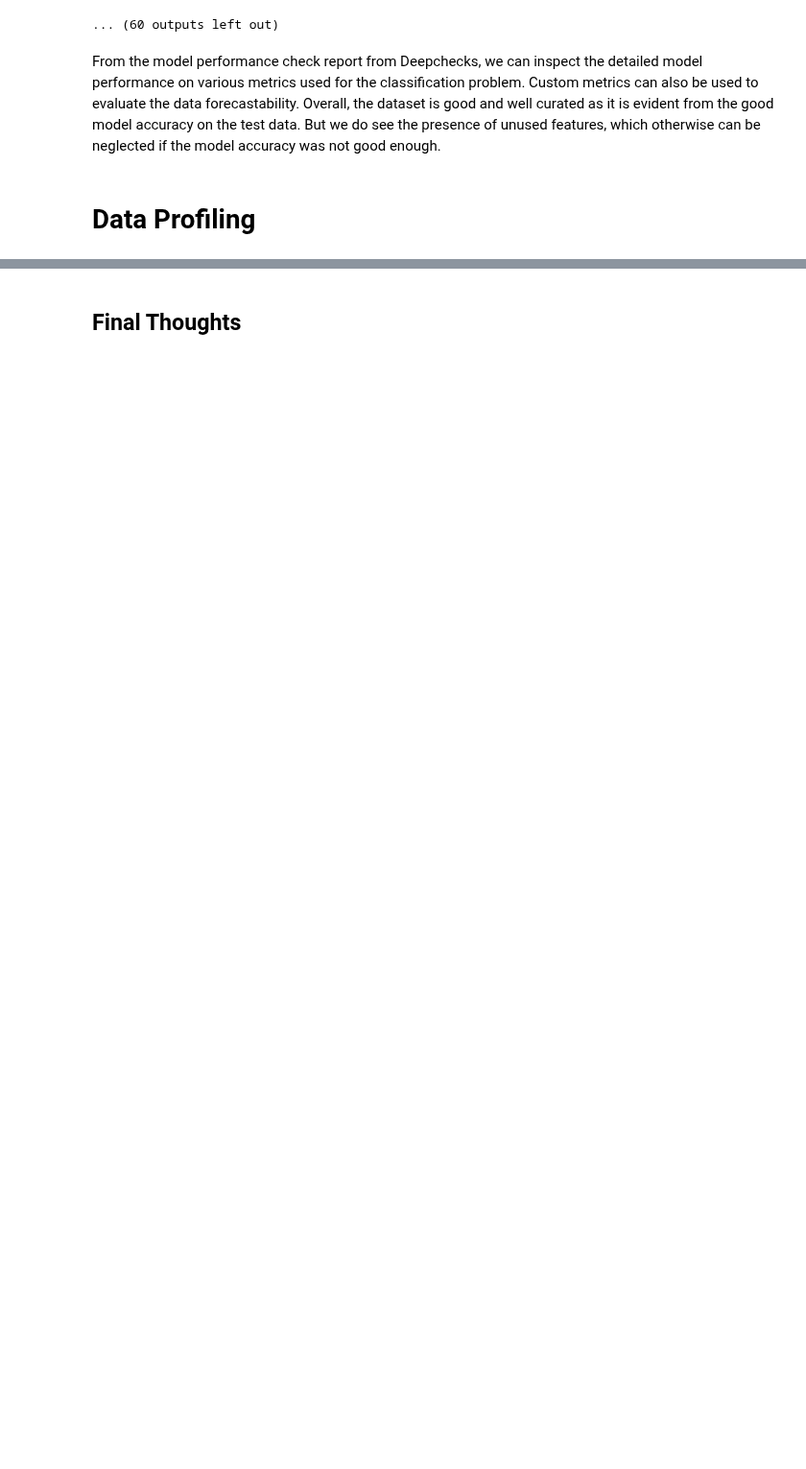
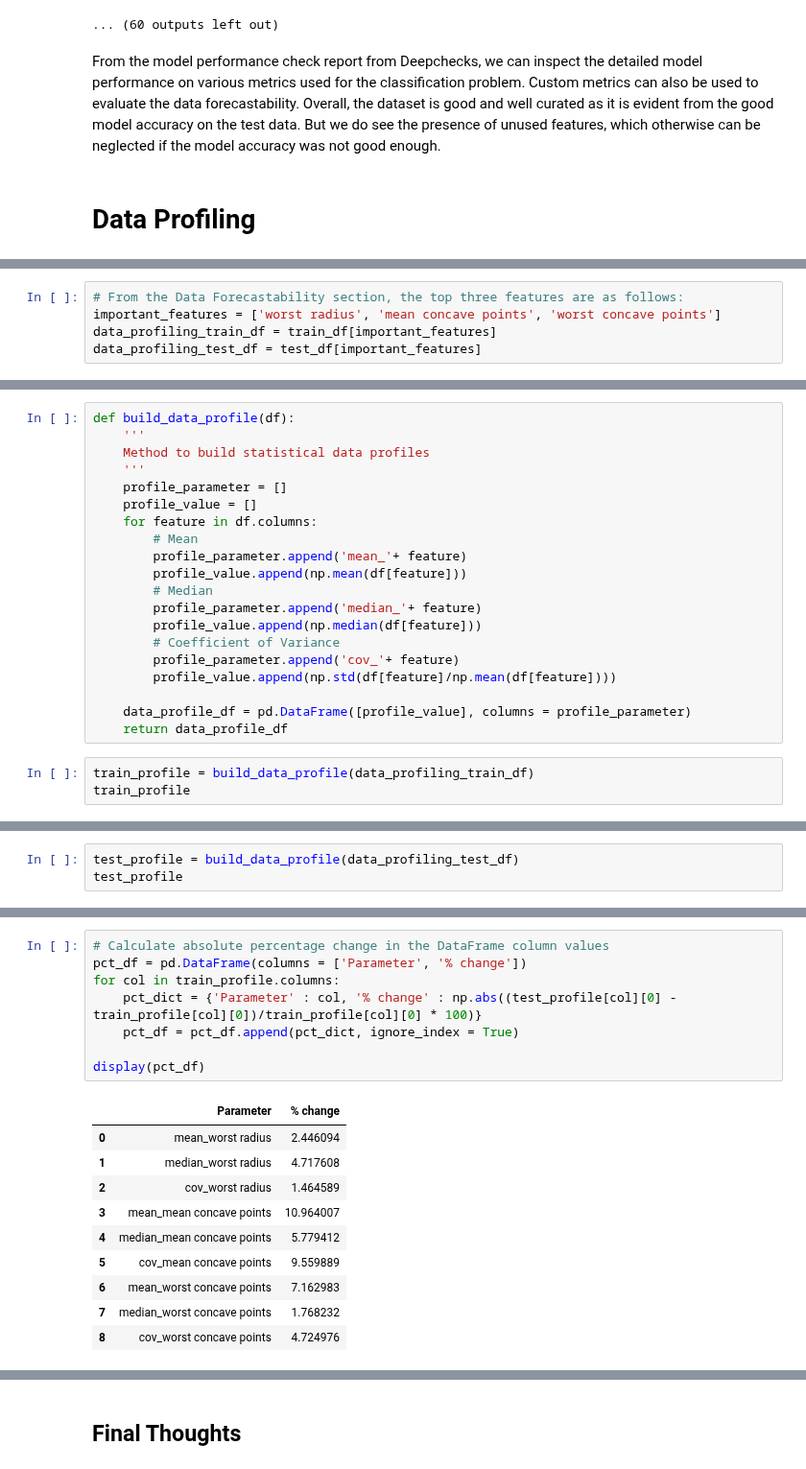
Before and after one commit to PacktPublishing/Applied-Machine-Learning-Explainability-Techniques, a Jupyter notebook: Chapter03/Data_Centric_XAI_part_1.ipynb, the cells around one changed output, grey strips where cells are left out. Shown at 96% size. Cells and saved outputs as stored; diff of their text form; blank space fills up the shorter version.

```diff
--- a/Chapter03/Data_Centric_XAI_part_1.ipynb
+++ b/Chapter03/Data_Centric_XAI_part_1.ipynb
@@ -288,0 +293,5 @@ From the model performance check report from Deepchecks, we can inspect the deta
+# %%
+# From the Data Forecastability section, the top three features are as follows:
+important_features = ['worst radius', 'mean concave points', 'worst concave points']
+data_profiling_train_df = train_df[important_features]
+data_profiling_test_df = test_df[important_features]
@@ -288,0 +318,23 @@ From the model performance check report from Deepchecks, we can inspect the deta
+# %%
+def build_data_profile(df):
+    '''
+    Method to build statistical data profiles
+    '''
+    profile_parameter = []
+    profile_value = []
+    for feature in df.columns:
+        # Mean
+        profile_parameter.append('mean_'+ feature)
+        profile_value.append(np.mean(df[feature]))
+        # Median
+        profile_parameter.append('median_'+ feature)
+        profile_value.append(np.median(df[feature]))
+        # Coefficient of Variance
+        profile_parameter.append('cov_'+ feature)
+        profile_value.append(np.std(df[feature]/np.mean(df[feature])))
+
+    data_profile_df = pd.DataFrame([profile_value], columns = profile_parameter)
+    return data_profile_df
+# %%
+train_profile = build_data_profile(data_profiling_train_df)
+train_profile
@@ -288,0 +344,3 @@ From the model performance check report from Deepchecks, we can inspect the deta
+# %%
+test_profile = build_data_profile(data_profiling_test_df)
+test_profile
@@ -288,0 +350,19 @@ From the model performance check report from Deepchecks, we can inspect the deta
+# %%
+# Calculate absolute percentage change in the DataFrame column values
+pct_df = pd.DataFrame(columns = ['Parameter', '% change'])
+for col in train_profile.columns:
+    pct_dict = {'Parameter' : col, '% change' : np.abs((test_profile[col][0] - train_profile[col][0])/train_profile[col][0] * 100)}
+    pct_df = pct_df.append(pct_dict, ignore_index = True)
+
+display(pct_df)
+# %% [output]
+|  | Parameter | % change |
+| 0 | mean_worst radius | 2.446094 |
+| 1 | median_worst radius | 4.717608 |
+| 2 | cov_worst radius | 1.464589 |
+| 3 | mean_mean concave points | 10.964007 |
+| 4 | median_mean concave points | 5.779412 |
+| 5 | cov_mean concave points | 9.559889 |
+| 6 | mean_worst concave points | 7.162983 |
+| 7 | median_worst concave points | 1.768232 |
+| 8 | cov_worst concave points | 4.724976 |
```
Also changed, not shown: parts of 10 cells of this notebook.
